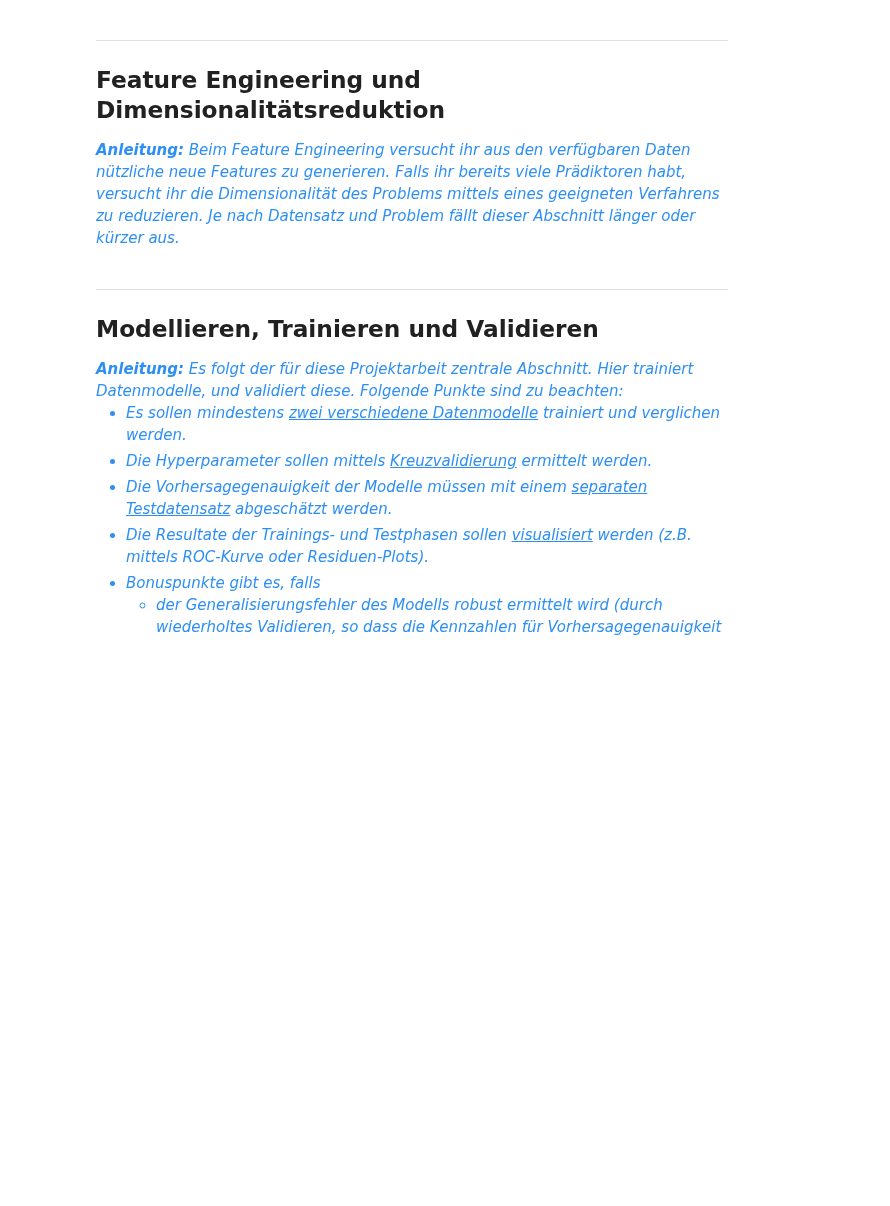
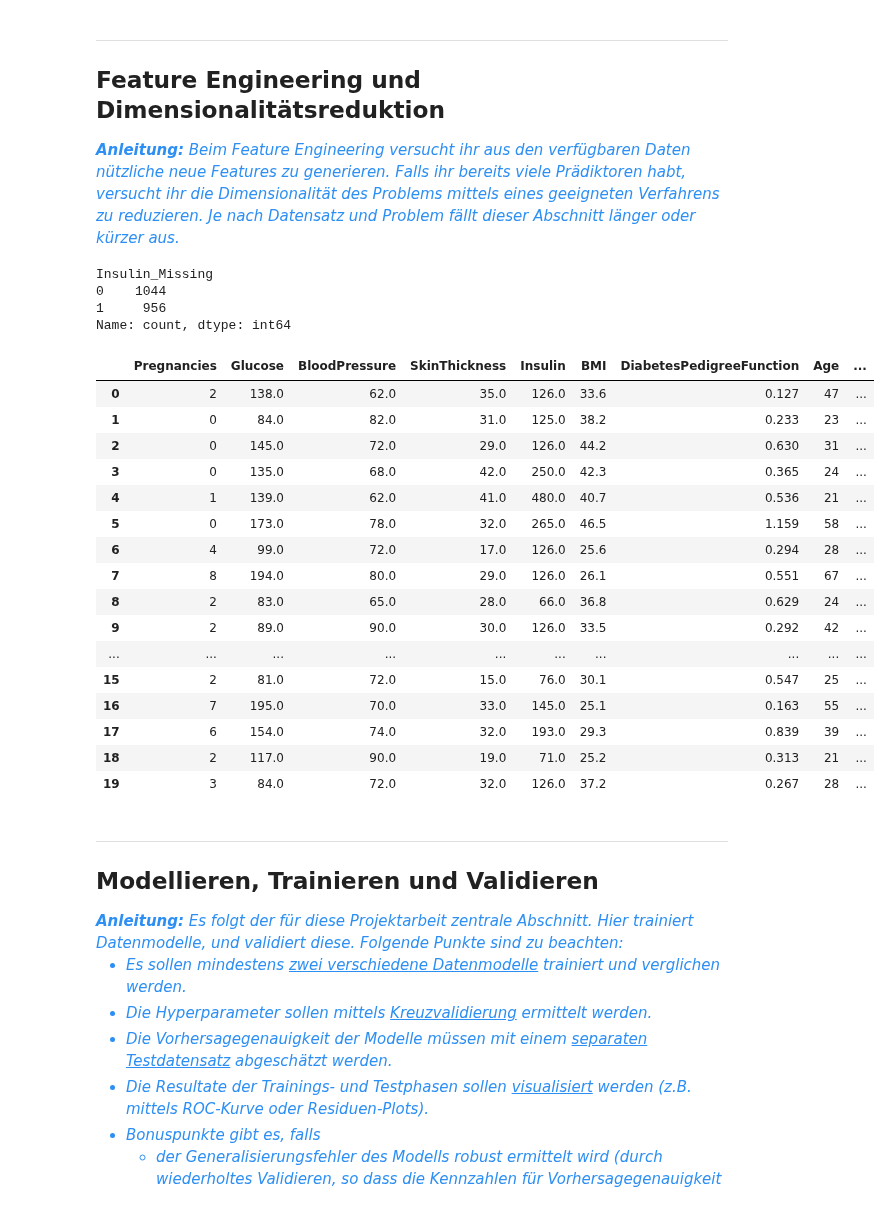
Before and after one commit to chrigorion/ML_reichch4, a Jupyter notebook: project/MaLe-AD23-HS24 - Project template.ipynb, the cells around one changed output. Cells and saved outputs as stored; diff of their text form; code cells hidden in the pictures; blank space fills up the shorter version.

Commit message:
feature engineering in progress

```diff
--- a/project/MaLe-AD23-HS24 - Project template.ipynb
+++ b/project/MaLe-AD23-HS24 - Project template.ipynb
@@ -257,9 +262,52 @@ neue Features zu generieren. Falls ihr bereits viele Prädiktoren habt, versucht
 ihr die Dimensionalität des Problems mittels eines geeigneten Verfahrens zu reduzieren.
 Je nach Datensatz und Problem fällt dieser Abschnitt länger oder kürzer aus.
 </span>
+# %%
+#copy the dataset
+diabetes_cleaned = diabetes.copy()
 # %%
-# Code to perform the feature engineering
-...
+# new column to indicate missing values for Insulin
+diabetes_cleaned['Insulin_Missing'] = (diabetes_cleaned['Insulin'] == 0).astype(int)
+
+# Count the number of missing values in Insulin
+diabetes_cleaned['Insulin_Missing'].value_counts()
+# %% [output]
+Insulin_Missing
+0    1044
+1     956
+Name: count, dtype: int64
+# %%
+
+# impute missing values with the median
+imputer = SimpleImputer(missing_values=0, strategy='median')
+columns_to_impute = ['Insulin', 'Glucose', 'BloodPressure', 'SkinThickness', 'BMI']
+
+# only impute the columns with missing values
+diabetes_cleaned[columns_to_impute] = imputer.fit_transform(diabetes_cleaned[columns_to_impute])
+
+# insure that the new column is of integer type
+diabetes_cleaned['Insulin_Missing'] = diabetes_cleaned['Insulin_Missing'].astype(int)
+
+# head of data column
+diabetes_cleaned.head(20)
+# %% [output]
+|  | Pregnancies | Glucose | BloodPressure | SkinThickness | Insulin | BMI | DiabetesPedigreeFunction | Age | ... |
+| 0 | 2 | 138.0 | 62.0 | 35.0 | 126.0 | 33.6 | 0.127 | 47 | ... |
+| 1 | 0 | 84.0 | 82.0 | 31.0 | 125.0 | 38.2 | 0.233 | 23 | ... |
+| 2 | 0 | 145.0 | 72.0 | 29.0 | 126.0 | 44.2 | 0.630 | 31 | ... |
+| 3 | 0 | 135.0 | 68.0 | 42.0 | 250.0 | 42.3 | 0.365 | 24 | ... |
+| 4 | 1 | 139.0 | 62.0 | 41.0 | 480.0 | 40.7 | 0.536 | 21 | ... |
+| 5 | 0 | 173.0 | 78.0 | 32.0 | 265.0 | 46.5 | 1.159 | 58 | ... |
+| 6 | 4 | 99.0 | 72.0 | 17.0 | 126.0 | 25.6 | 0.294 | 28 | ... |
+| 7 | 8 | 194.0 | 80.0 | 29.0 | 126.0 | 26.1 | 0.551 | 67 | ... |
+| 8 | 2 | 83.0 | 65.0 | 28.0 | 66.0 | 36.8 | 0.629 | 24 | ... |
+| 9 | 2 | 89.0 | 90.0 | 30.0 | 126.0 | 33.5 | 0.292 | 42 | ... |
+| ... | ... | ... | ... | ... | ... | ... | ... | ... | ... |
+| 15 | 2 | 81.0 | 72.0 | 15.0 | 76.0 | 30.1 | 0.547 | 25 | ... |
+| 16 | 7 | 195.0 | 70.0 | 33.0 | 145.0 | 25.1 | 0.163 | 55 | ... |
+| 17 | 6 | 154.0 | 74.0 | 32.0 | 193.0 | 29.3 | 0.839 | 39 | ... |
+| 18 | 2 | 117.0 | 90.0 | 19.0 | 71.0 | 25.2 | 0.313 | 21 | ... |
+| 19 | 3 | 84.0 | 72.0 | 32.0 | 126.0 | 37.2 | 0.267 | 28 | ... |
 # %% [markdown]
 ---
 
```
Also changed, not shown: parts of 2 cells of this notebook.
